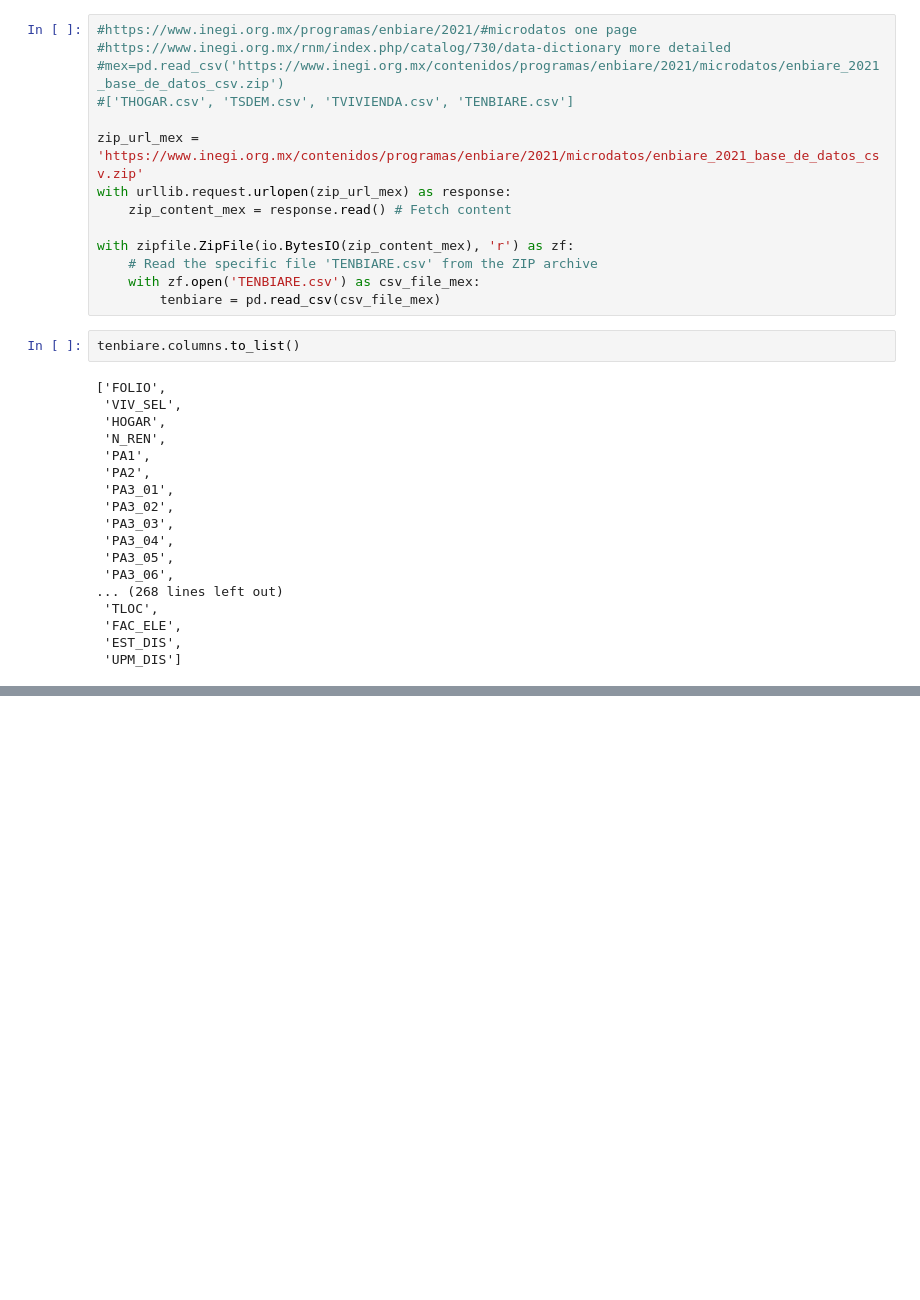
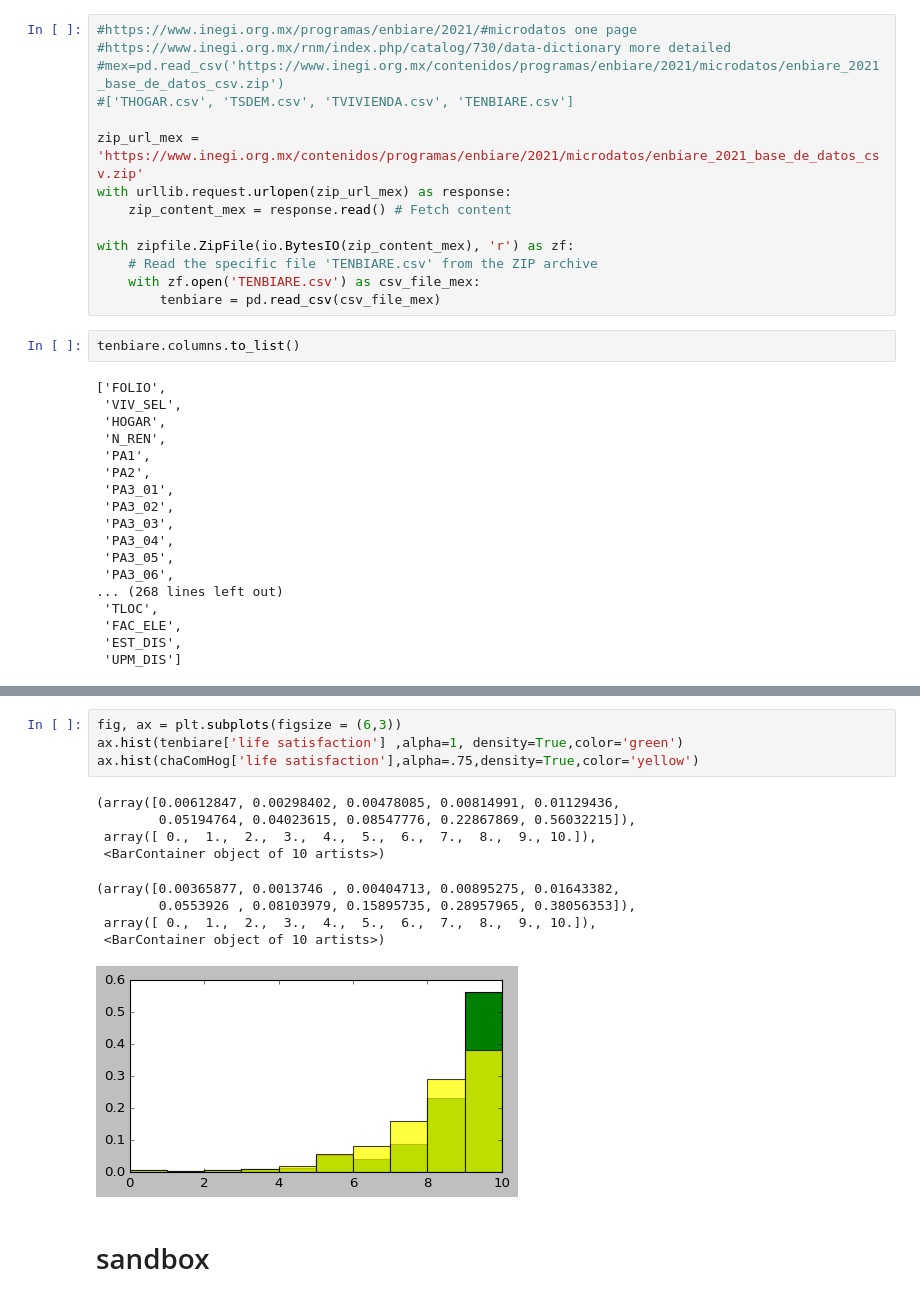
Before and after one commit to theaok/linaColMex, a Jupyter notebook: linaColMex.ipynb, the cells around one changed output, grey strips where cells are left out. Cells and saved outputs as stored; diff of their text form; blank space fills up the shorter version.

```diff
--- a/linaColMex.ipynb
+++ b/linaColMex.ipynb
@@ -849,0 +902,16 @@ start with distributions that loop for hist from pandas that i have in leonie an
+# %%
+fig, ax = plt.subplots(figsize = (6,3))
+ax.hist(tenbiare['life satisfaction'] ,alpha=1, density=True,color='green')
+ax.hist(chaComHog['life satisfaction'],alpha=.75,density=True,color='yellow')
+# %% [output]
+(array([0.00612847, 0.00298402, 0.00478085, 0.00814991, 0.01129436,
+        0.05194764, 0.04023615, 0.08547776, 0.22867869, 0.56032215]),
+ array([ 0.,  1.,  2.,  3.,  4.,  5.,  6.,  7.,  8.,  9., 10.]),
+ <BarContainer object of 10 artists>)
+(array([0.00365877, 0.0013746 , 0.00404713, 0.00895275, 0.01643382,
+        0.0553926 , 0.08103979, 0.15895735, 0.28957965, 0.38056353]),
+ array([ 0.,  1.,  2.,  3.,  4.,  5.,  6.,  7.,  8.,  9., 10.]),
+ <BarContainer object of 10 artists>)
+[figure, added]
+# %% [markdown]
+# sandbox
```
Also changed, not shown: parts of 10 cells of this notebook.
